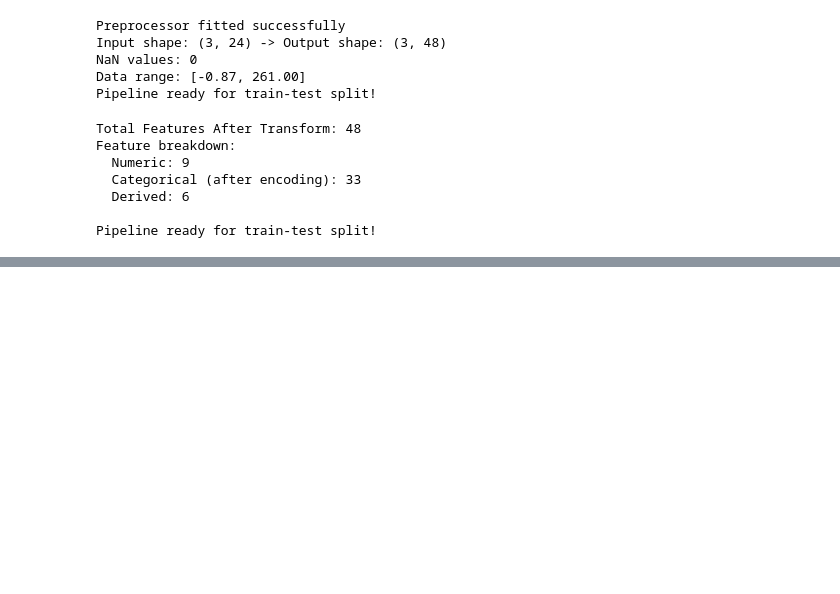
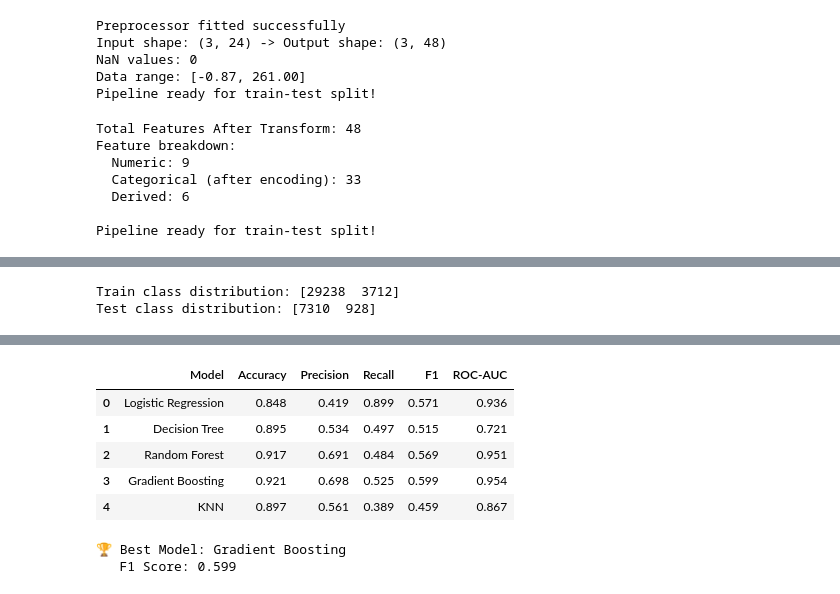
Before and after one commit to boopathi063/ML_Portfoli_Projects, a Jupyter notebook: notebook/EDA1.ipynb, the cells around one changed output, grey strips where cells are left out. Saved outputs shown, nothing was run; the diff lists cells and outputs as text; code cells hidden in the pictures; blank space fills up the shorter version.

```diff
--- a/notebook/EDA1.ipynb
+++ b/notebook/EDA1.ipynb
@@ -850,0 +900,71 @@ Saved preprocessor to models/preprocessor.joblib
+# %%
+print("Train class distribution:", np.bincount(y_train))
+print("Test class distribution:", np.bincount(y_test))
+# %% [output]
+Train class distribution: [29238  3712]
+Test class distribution: [7310  928]
+# %%
+print("🎯 MODEL TRAINING WITH FIXED DATA")
+print("="*40)
+
+from sklearn.linear_model import LogisticRegression
+from sklearn.tree import DecisionTreeClassifier
+from sklearn.ensemble import RandomForestClassifier, GradientBoostingClassifier
+from sklearn.svm import SVC
+from sklearn.neighbors import KNeighborsClassifier
+from sklearn.metrics import accuracy_score, roc_auc_score, f1_score, recall_score, precision_score
+
+# Define models
+models = {
+    "Logistic Regression": LogisticRegression(max_iter=1000, class_weight="balanced", random_state=42),
+    "Decision Tree": DecisionTreeClassifier(class_weight="balanced", random_state=42),
+    "Random Forest": RandomForestClassifier(n_estimators=100, class_weight="balanced", random_state=42),
+    "Gradient Boosting": GradientBoostingClassifier(random_state=42),
+    "KNN": KNeighborsClassifier(n_neighbors=5)
+}
+
+results = []
+
+for name, model in models.items():
+    print(f"\n🔄 Training {name}...")
+
+    # Train model
+    model.fit(X_train_processed, y_train)
+
+    # Make predictions
+    y_pred = model.predict(X_test_processed)
+    y_proba = model.predict_proba(X_test_processed)[:, 1]
+
+    # Calculate metrics
+    acc = accuracy_score(y_test, y_pred)
+    precision = precision_score(y_test, y_pred)
+    recall = recall_score(y_test, y_pred)
+    f1 = f1_score(y_test, y_pred)
+    auc = roc_auc_score(y_test, y_proba)
+
+    results.append({
+        "Model": name,
+        "Accuracy": acc,
+        "Precision": precision,
+        "Recall": recall,
+        "F1": f1,
+        "ROC-AUC": auc
+    })
+
+    print(f"   Accuracy: {acc:.3f}")
+    print(f"   Precision: {precision:.3f}")
+    print(f"   Recall: {recall:.3f}")
+    print(f"   F1 Score: {f1:.3f}")
+    print(f"   ROC-AUC: {auc:.3f}")
+
+# Results summary
+results_df = pd.DataFrame(results)
+print(f"\n📊 FINAL RESULTS")
+print("="*50)
+display(results_df.round(3))
+
+# Best model
+best_idx = results_df['F1'].idxmax()
+print(f"\n🏆 Best Model: {results_df.iloc[best_idx]['Model']}")
+print(f"   F1 Score: {results_df.iloc[best_idx]['F1']:.3f}")
+# %% [output]
@@ -850,0 +988,8 @@ Saved preprocessor to models/preprocessor.joblib
+|  | Model | Accuracy | Precision | Recall | F1 | ROC-AUC |
+| 0 | Logistic Regression | 0.848 | 0.419 | 0.899 | 0.571 | 0.936 |
+| 1 | Decision Tree | 0.895 | 0.534 | 0.497 | 0.515 | 0.721 |
+| 2 | Random Forest | 0.917 | 0.691 | 0.484 | 0.569 | 0.951 |
+| 3 | Gradient Boosting | 0.921 | 0.698 | 0.525 | 0.599 | 0.954 |
+| 4 | KNN | 0.897 | 0.561 | 0.389 | 0.459 | 0.867 |
+🏆 Best Model: Gradient Boosting
+   F1 Score: 0.599
```
Also changed, not shown: parts of 6 cells of this notebook, 4 other files.
